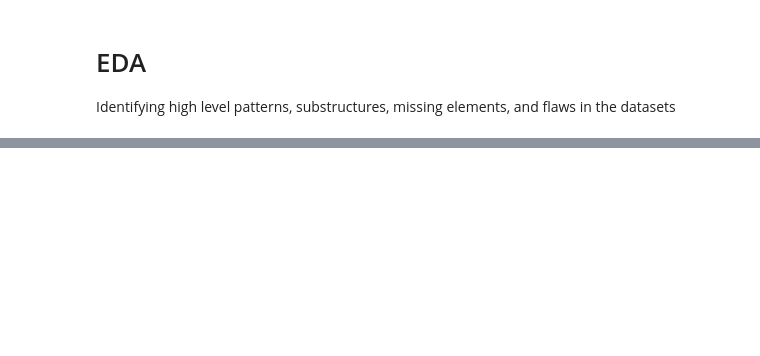
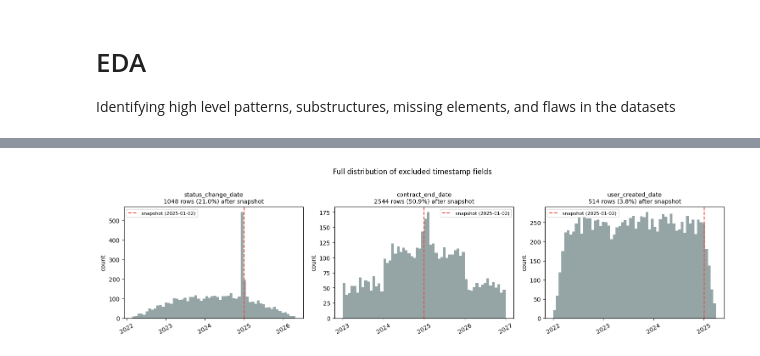
Before and after one commit to vidyut-veedgav/chainguard-analytics, a Jupyter notebook: notebooks/eda.ipynb, the cells around one changed output, grey strips where cells are left out. Cells and saved outputs as stored; diff of their text form; code cells hidden in the pictures; blank space fills up the shorter version.

```diff
--- a/notebooks/eda.ipynb
+++ b/notebooks/eda.ipynb
@@ -60,0 +189,31 @@ Duplicates: 0
+# %%
+# Plotting distribution of excluded fields to show future events
+# TODO the plot for status_change_date is anomalistic, lots of changes around snapshot date
+
+excluded_meta = timestamp_metadata[timestamp_metadata['use_for_snapshot'] == False]
+
+excluded_fields = {
+    field: frames[row['csv_file'].upper()][field]
+    for field, row in excluded_meta.iterrows()
+}
+
+fig, axes = plt.subplots(1, len(excluded_fields), figsize=(15, 4), sharey=False)
+
+for ax, (field, series) in zip(axes, excluded_fields.items()):
+    non_null = series.dropna()
+    ax.hist(non_null, bins=60, color='#95a5a6', edgecolor='none')
+    ax.axvline(SNAPSHOT_DATE, color='#e74c3c', linestyle='--', linewidth=1.5, label=f'snapshot ({SNAPSHOT_DATE.date()})')
+    future_count = (non_null > SNAPSHOT_DATE).sum()
+    future_pct = future_count / len(non_null) * 100
+    ax.set_title(f'{field}\n{future_count} rows ({future_pct:.1f}%) after snapshot', fontsize=10)
+    ax.xaxis.set_major_formatter(mdates.DateFormatter('%Y'))
+    ax.xaxis.set_major_locator(mdates.YearLocator())
+    ax.tick_params(axis='x', rotation=30)
+    ax.legend(fontsize=8)
+    ax.set_ylabel('count')
+
+plt.suptitle('Full distribution of excluded timestamp fields', y=1.02)
+plt.tight_layout()
+plt.show()
+# %% [output]
+[figure, added]
```
Also changed, not shown: parts of 17 cells of this notebook, 1 other file.
